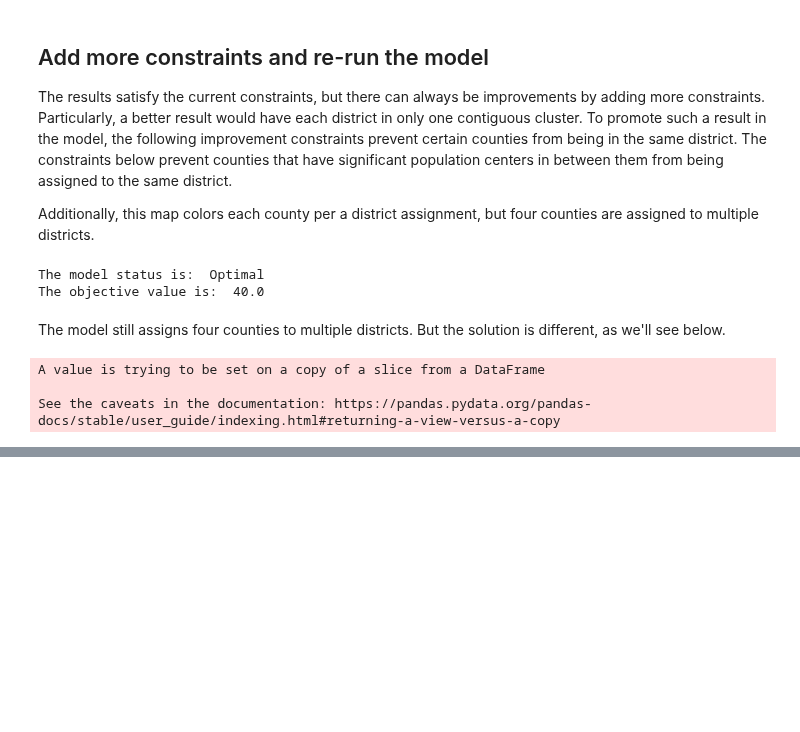
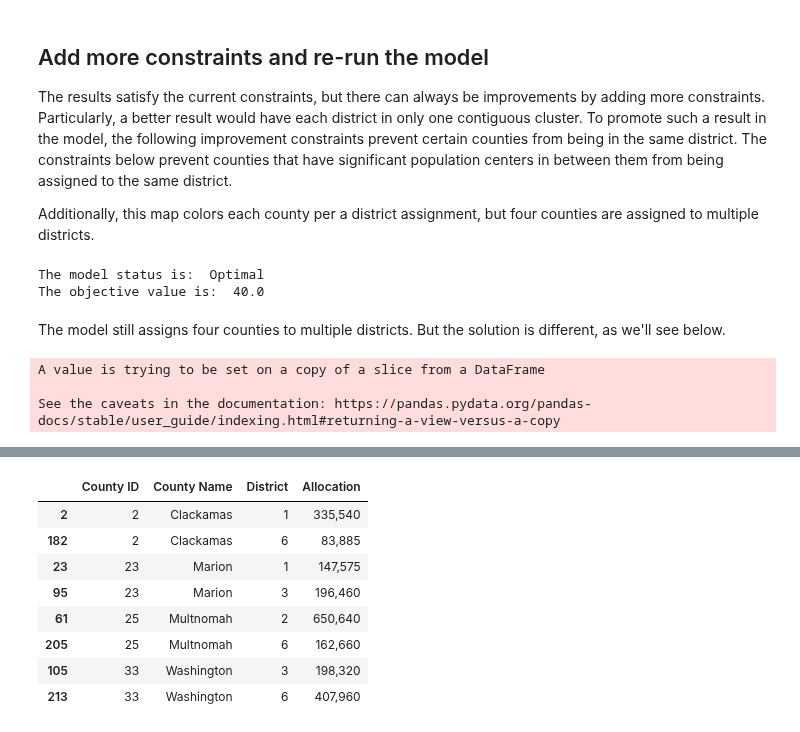
Before and after one commit to wpbSabi/python_optimization, a Jupyter notebook: oregon_districts/OregonDistrictsModel.ipynb, the cells around one changed output, grey strips where cells are left out. Saved outputs shown, nothing was run; the diff lists cells and outputs as text; code cells hidden in the pictures; blank space fills up the shorter version.

```diff
--- a/oregon_districts/OregonDistrictsModel.ipynb
+++ b/oregon_districts/OregonDistrictsModel.ipynb
@@ -688,0 +695,13 @@ District 1 Population:  750,000
+# %%
+# Counties in Multiple Districts
+results_df[results_df.duplicated(subset=['County Name'],keep=False)].sort_values('County Name')
+# %% [output]
+|  | County ID | County Name | District | Allocation |
+| 2 | 2 | Clackamas | 1 | 335,540 |
+| 182 | 2 | Clackamas | 6 | 83,885 |
+| 23 | 23 | Marion | 1 | 147,575 |
+| 95 | 23 | Marion | 3 | 196,460 |
+| 61 | 25 | Multnomah | 2 | 650,640 |
+| 205 | 25 | Multnomah | 6 | 162,660 |
+| 105 | 33 | Washington | 3 | 198,320 |
+| 213 | 33 | Washington | 6 | 407,960 |
```
Also changed, not shown: parts of 24 cells of this notebook.
